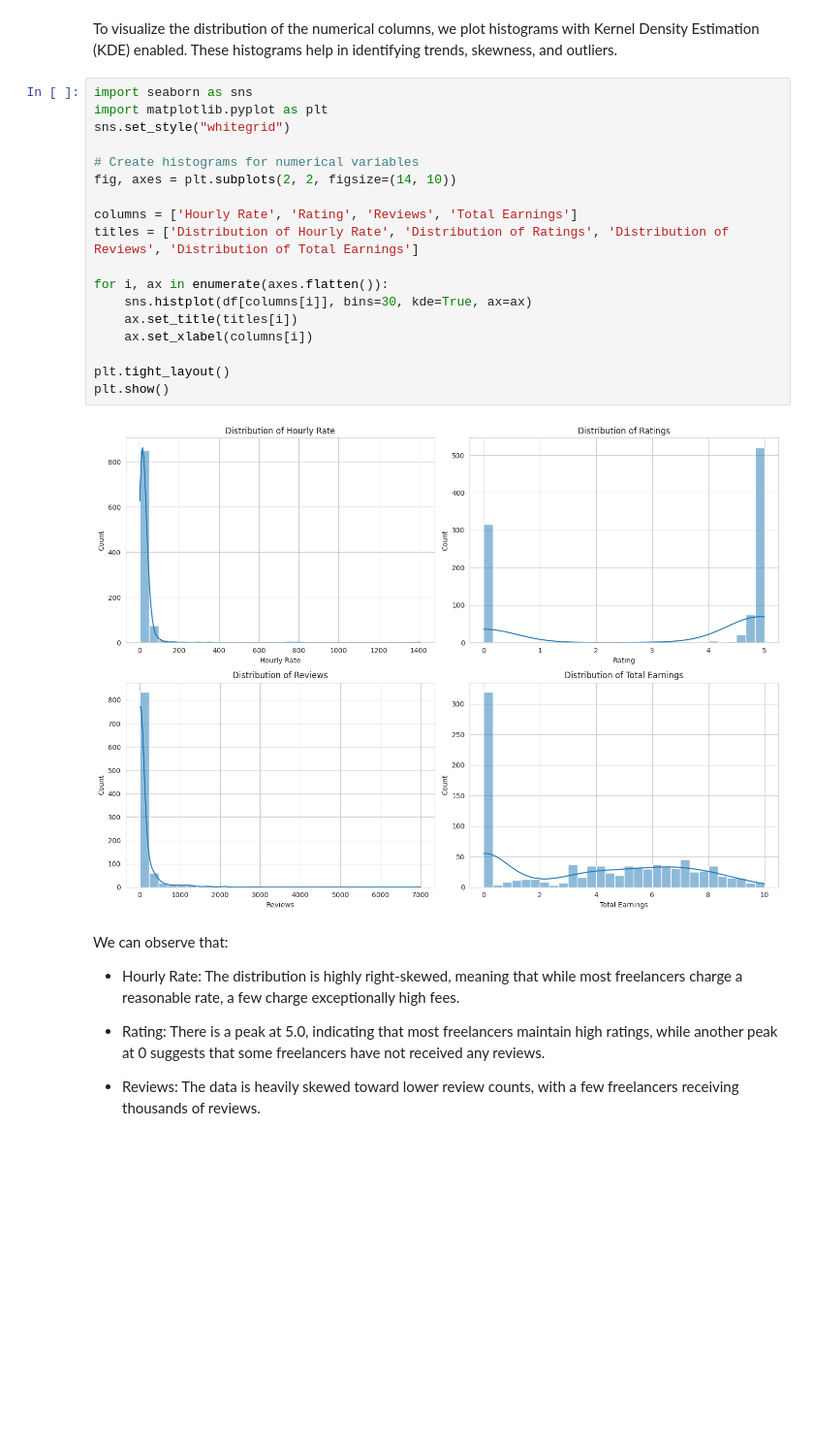
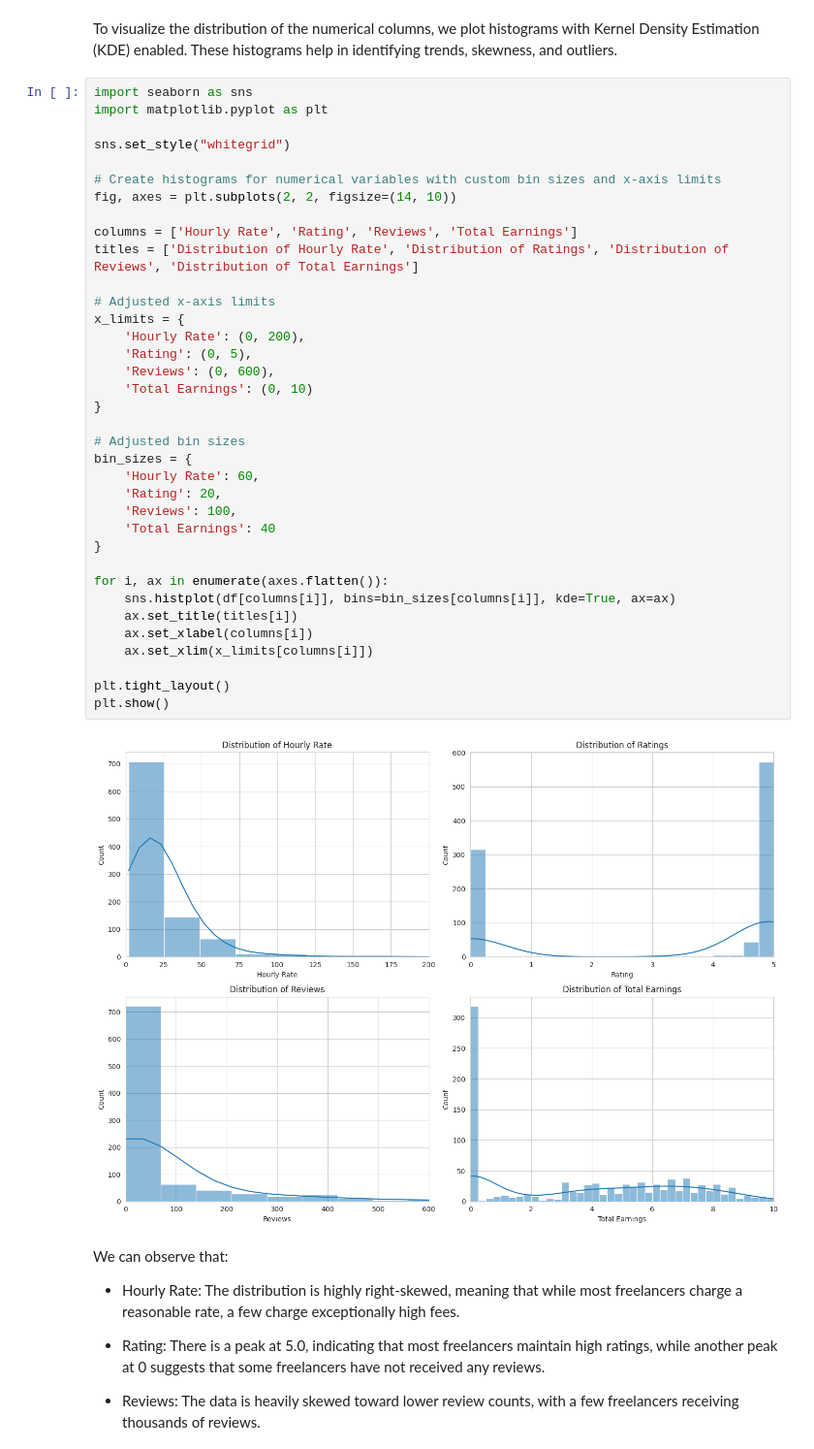
Before and after one commit to iRoseM/Freelancing-Trends--IT362, a Jupyter notebook: IT362_groub_6.ipynb, the cells around one changed output. Shown at 97% size. Cells and saved outputs as stored; diff of their text form; blank space fills up the shorter version.

```diff
--- a/IT362_groub_6.ipynb
+++ b/IT362_groub_6.ipynb
@@ -667,23 +689,41 @@ To visualize the distribution of the numerical columns, we plot histograms with
 # %%
 import seaborn as sns
 import matplotlib.pyplot as plt
+
 sns.set_style("whitegrid")
 
-# Create histograms for numerical variables
+# Create histograms for numerical variables with custom bin sizes and x-axis limits
 fig, axes = plt.subplots(2, 2, figsize=(14, 10))
 
 columns = ['Hourly Rate', 'Rating', 'Reviews', 'Total Earnings']
 titles = ['Distribution of Hourly Rate', 'Distribution of Ratings', 'Distribution of Reviews', 'Distribution of Total Earnings']
 
+# Adjusted x-axis limits
+x_limits = {
+    'Hourly Rate': (0, 200),
+    'Rating': (0, 5),
+    'Reviews': (0, 600),
+    'Total Earnings': (0, 10)
+}
+
+# Adjusted bin sizes
+bin_sizes = {
+    'Hourly Rate': 60,
+    'Rating': 20,
+    'Reviews': 100,
+    'Total Earnings': 40
+}
+
 for i, ax in enumerate(axes.flatten()):
-    sns.histplot(df[columns[i]], bins=30, kde=True, ax=ax)
+    sns.histplot(df[columns[i]], bins=bin_sizes[columns[i]], kde=True, ax=ax)
     ax.set_title(titles[i])
     ax.set_xlabel(columns[i])
+    ax.set_xlim(x_limits[columns[i]])
 
 plt.tight_layout()
 plt.show()
 # %% [output]
-[figure, old version]
+[figure, new version]
 # %% [markdown]
 We can observe that:
 
```
Also changed, not shown: parts of 12 cells of this notebook.
